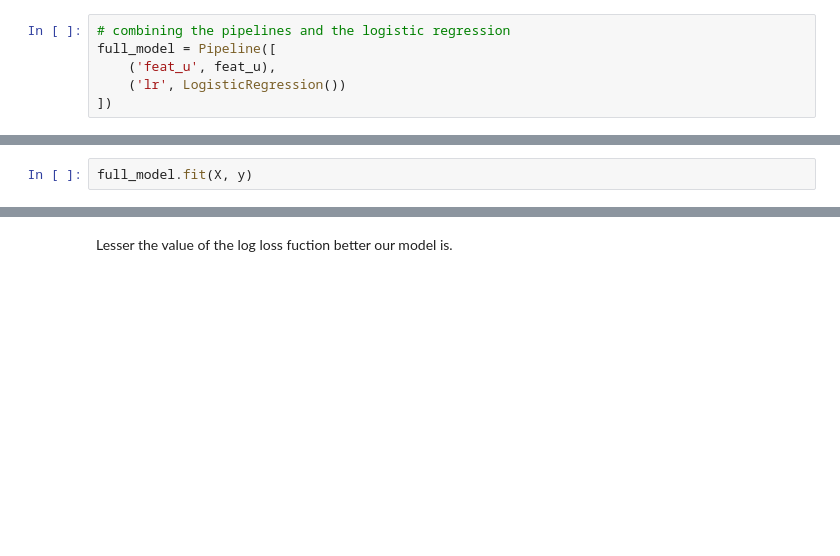
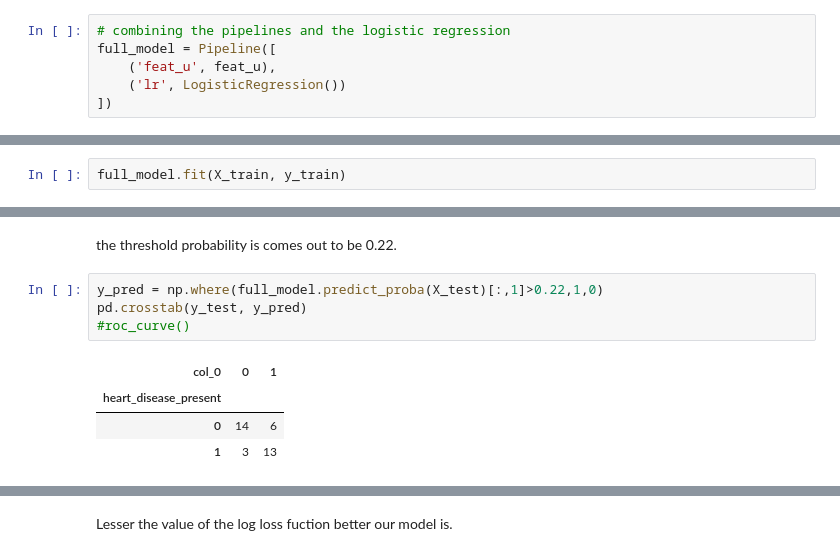
Before and after one commit to surjeet143/Heart-disease-detection, a Jupyter notebook: Heart Disease Detection/heart-disease-detection.ipynb, the cells around one changed output, grey strips where cells are left out. Saved outputs shown, nothing was run; the diff lists cells and outputs as text; blank space fills up the shorter version.

```diff
--- a/Heart Disease Detection/heart-disease-detection.ipynb
+++ b/Heart Disease Detection/heart-disease-detection.ipynb
@@ -210,3 +216,3 @@ full_model = Pipeline([
 # %%
-full_model.fit(X, y)
+full_model.fit(X_train, y_train)
 # %% [output]
@@ -240,0 +271,11 @@ log_loss(y, y_pred, labels = None)
+# %% [markdown]
+the threshold probability is comes out to be 0.22.
+# %%
+y_pred = np.where(full_model.predict_proba(X_test)[:,1]>0.22,1,0)
+pd.crosstab(y_test, y_pred)
+#roc_curve()
+# %% [output]
+| col_0 | 0 | 1 |
+| heart_disease_present |  |  |
+| 0 | 14 | 6 |
+| 1 | 3 | 13 |
```
Also changed, not shown: parts of 50 cells of this notebook.
